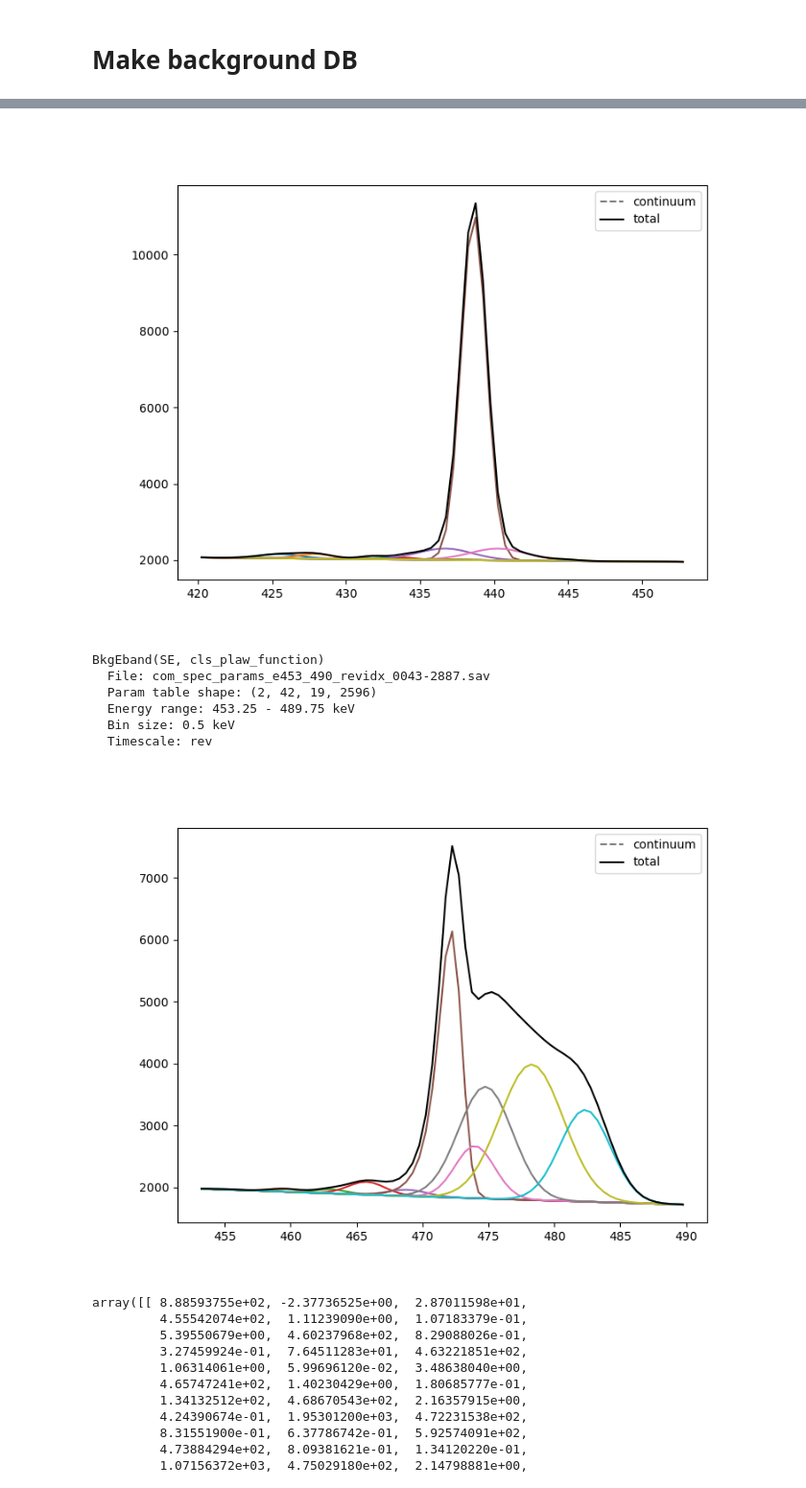
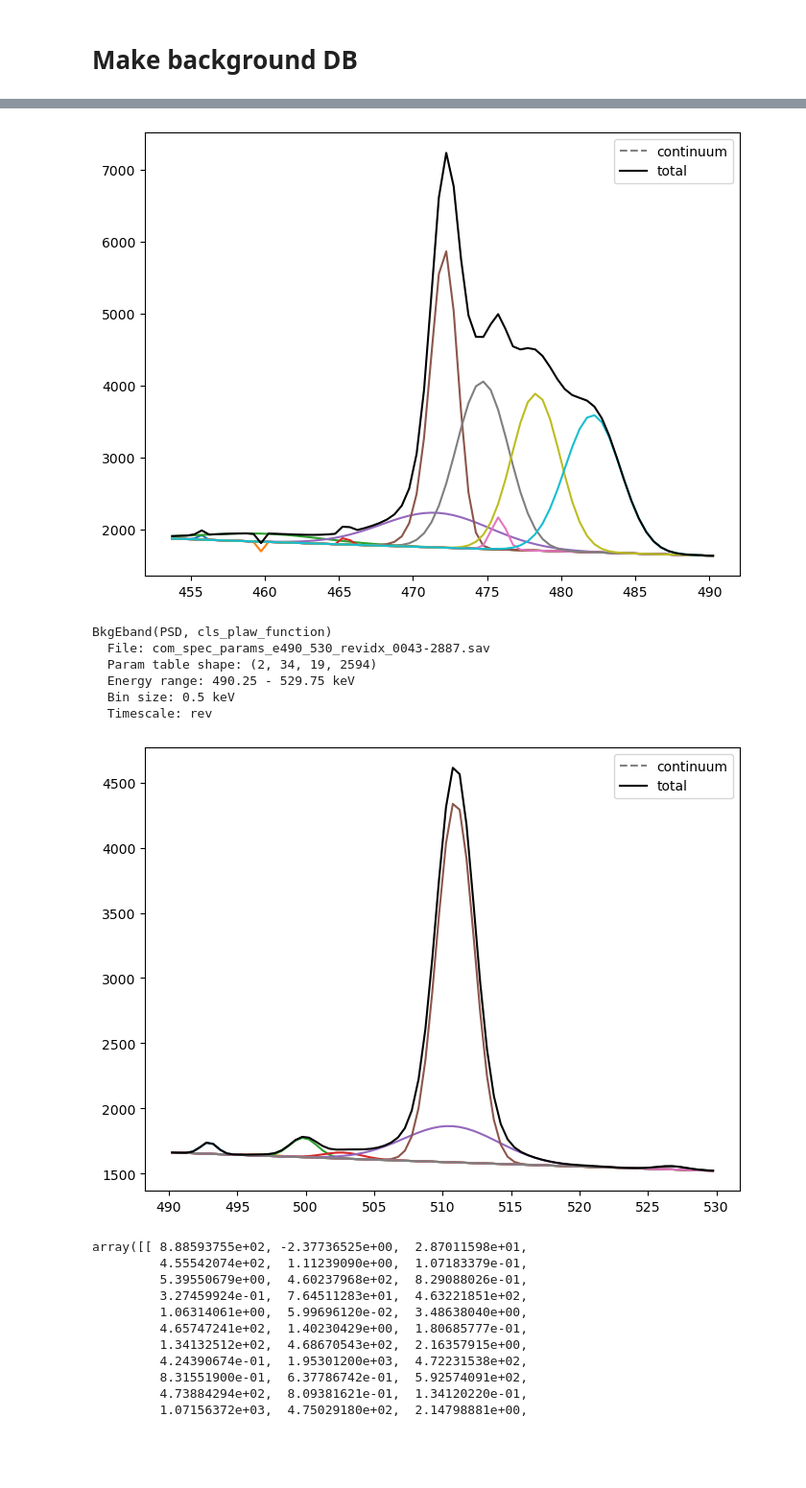
Before and after one commit to tristanbouchet/spibackground, a Jupyter notebook: test_background.ipynb, the cells around one changed output, grey strips where cells are left out. Shown at 96% size. Drawn from its saved outputs; the diff is of its cells as text; code cells hidden in the pictures; blank space fills up the shorter version.

```diff
--- a/test_background.ipynb
+++ b/test_background.ipynb
@@ -5,15 +5,15 @@ import matplotlib.pyplot as plt
 # Make background DB
 # %%
 # spec_param_dir = '/data1/ipp_afs_mirror/integral/data/databases/spi_line_db/data/save/0043-2877'
-evt_type='SE'
+evt_type='PSD'
 spec_param_dir= f'/Users/tbastro/SPI_analysis/BACKGROUND/BG_SAV/{evt_type}/'
 bkg_full = BkgList(spec_param_dir, evt_type=evt_type)
 print(bkg_full)
 
 # for ndet in range(3):
 ndet=0
-for bkg in bkg_full.bkg_range_list[10:12]:
+for bkg in bkg_full.bkg_range_list[0:2]:
     print(bkg)
-    ax=bkg.calc_spec_pid_det_eband(pid=50, det=ndet, E=None, plot=True)
+    ax=bkg.calc_spec_pid_det_eband(pid=43, det=ndet, E=None, plot=True)
     plt.show()
 # %% [output]
@@ -29,13 +29,13 @@ BkgEband(SE, cls_plaw_function)
   Bin size: 0.5 keV
   Timescale: rev
-[figure, old version]
+[figure, new version]
-BkgEband(SE, cls_plaw_function)
-  File: com_spec_params_e453_490_revidx_0043-2887.sav
-  Param table shape: (2, 42, 19, 2596)
-  Energy range: 453.25 - 489.75 keV
+BkgEband(PSD, cls_plaw_function)
+  File: com_spec_params_e490_530_revidx_0043-2887.sav
+  Param table shape: (2, 34, 19, 2594)
+  Energy range: 490.25 - 529.75 keV
   Bin size: 0.5 keV
   Timescale: rev
-[figure, old version]
+[figure, new version]
 # %%
 bkg.params_table[:,:,0,50]
 # %% [output]
```
Also changed, not shown: parts of 1 cell of this notebook, 3 other files.
